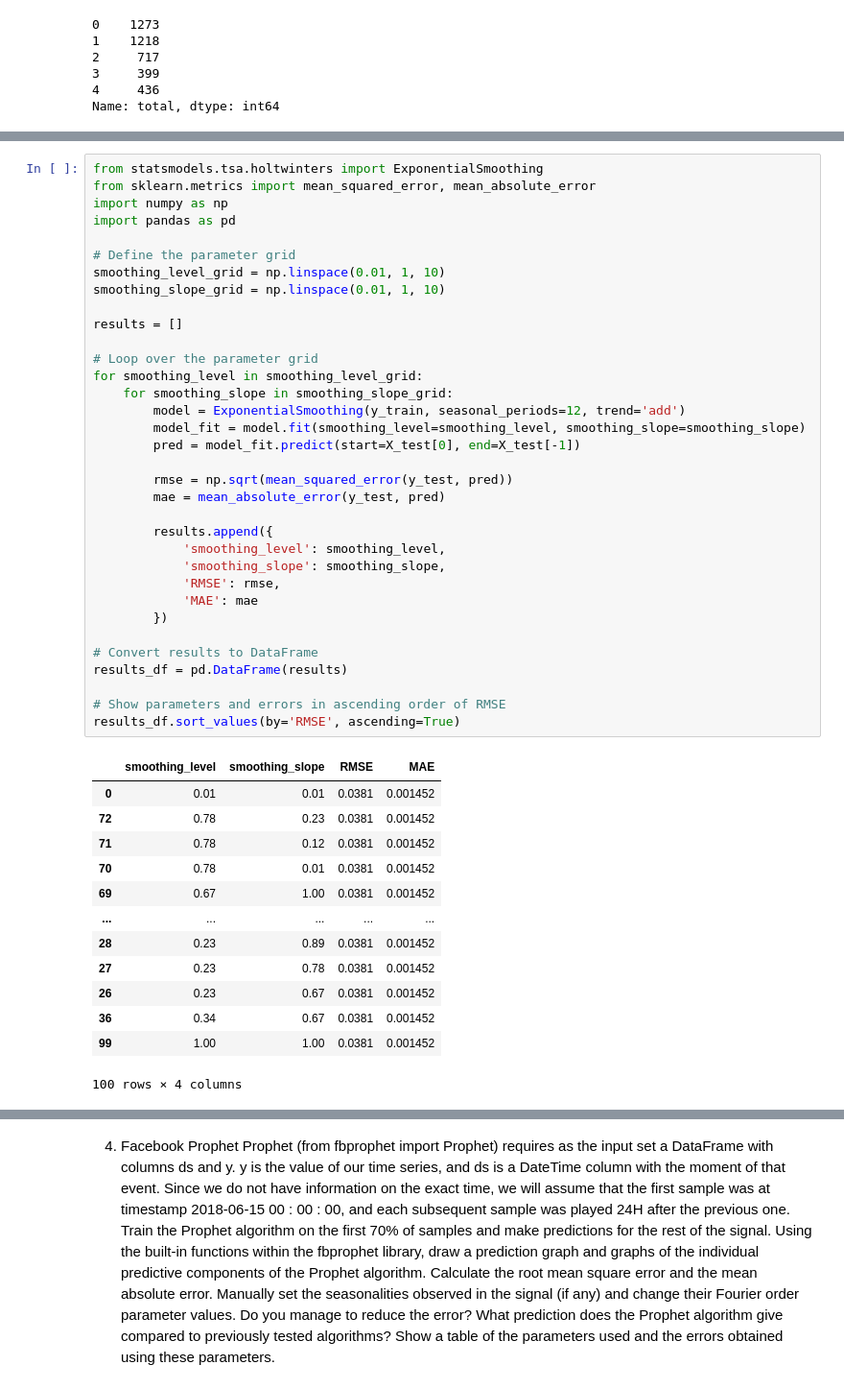
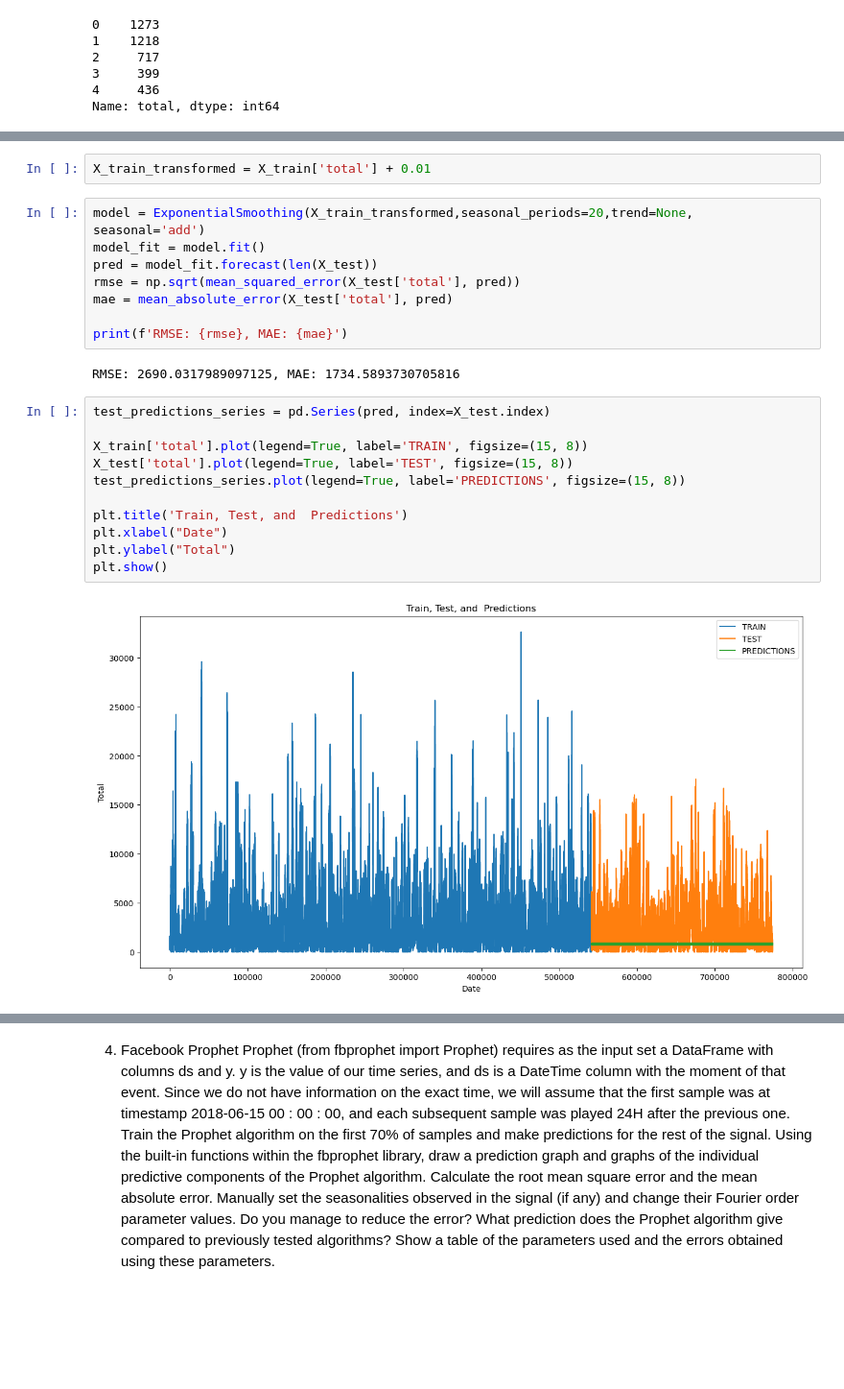
Before and after one commit to NinoPoletan/Detekcija-anomalija, a Jupyter notebook: lab3.ipynb, the cells around one changed output, grey strips where cells are left out. Shown at 96% size. Saved outputs shown, nothing was run; the diff lists cells and outputs as text; blank space fills up the shorter version.

```diff
--- a/lab3.ipynb
+++ b/lab3.ipynb
@@ -209,48 +181,25 @@ ValueError: Found input variables with inconsistent numbers of samples: [232153,
-# %%
-from statsmodels.tsa.holtwinters import ExponentialSmoothing
-from sklearn.metrics import mean_squared_error, mean_absolute_error
-import numpy as np
-import pandas as pd
-
-# Define the parameter grid
-smoothing_level_grid = np.linspace(0.01, 1, 10)
-smoothing_slope_grid = np.linspace(0.01, 1, 10)
-
-results = []
-
-# Loop over the parameter grid
-for smoothing_level in smoothing_level_grid:
-    for smoothing_slope in smoothing_slope_grid:
-        model = ExponentialSmoothing(y_train, seasonal_periods=12, trend='add')
-        model_fit = model.fit(smoothing_level=smoothing_level, smoothing_slope=smoothing_slope)
-        pred = model_fit.predict(start=X_test[0], end=X_test[-1])
-
-        rmse = np.sqrt(mean_squared_error(y_test, pred))
-        mae = mean_absolute_error(y_test, pred)
-
-        results.append({
-            'smoothing_level': smoothing_level,
-            'smoothing_slope': smoothing_slope,
-            'RMSE': rmse,
-            'MAE': mae
-        })
-
-# Convert results to DataFrame
-results_df = pd.DataFrame(results)
-
-# Show parameters and errors in ascending order of RMSE
-results_df.sort_values(by='RMSE', ascending=True)
-# %% [output]
-|  | smoothing_level | smoothing_slope | RMSE | MAE |
-| 0 | 0.01 | 0.01 | 0.0381 | 0.001452 |
-| 72 | 0.78 | 0.23 | 0.0381 | 0.001452 |
-| 71 | 0.78 | 0.12 | 0.0381 | 0.001452 |
-| 70 | 0.78 | 0.01 | 0.0381 | 0.001452 |
-| 69 | 0.67 | 1.00 | 0.0381 | 0.001452 |
-| ... | ... | ... | ... | ... |
-| 28 | 0.23 | 0.89 | 0.0381 | 0.001452 |
-| 27 | 0.23 | 0.78 | 0.0381 | 0.001452 |
-| 26 | 0.23 | 0.67 | 0.0381 | 0.001452 |
-| 36 | 0.34 | 0.67 | 0.0381 | 0.001452 |
-| 99 | 1.00 | 1.00 | 0.0381 | 0.001452 |
-100 rows × 4 columns
+# %%
+X_train_transformed = X_train['total'] + 0.01
+# %%
+model = ExponentialSmoothing(X_train_transformed,seasonal_periods=20,trend=None, seasonal='add')
+model_fit = model.fit()
+pred = model_fit.forecast(len(X_test))
+rmse = np.sqrt(mean_squared_error(X_test['total'], pred))
+mae = mean_absolute_error(X_test['total'], pred)
+
+print(f'RMSE: {rmse}, MAE: {mae}')
+# %% [output]
+RMSE: 2690.0317989097125, MAE: 1734.5893730705816
+# %%
+test_predictions_series = pd.Series(pred, index=X_test.index)
+
+X_train['total'].plot(legend=True, label='TRAIN', figsize=(15, 8))
+X_test['total'].plot(legend=True, label='TEST', figsize=(15, 8))
+test_predictions_series.plot(legend=True, label='PREDICTIONS', figsize=(15, 8))
+
+plt.title('Train, Test, and  Predictions')
+plt.xlabel("Date")
+plt.ylabel("Total")
+plt.show()
+# %% [output]
+[figure, added]
```
Also changed, not shown: parts of 35 cells of this notebook, 1 other file.
